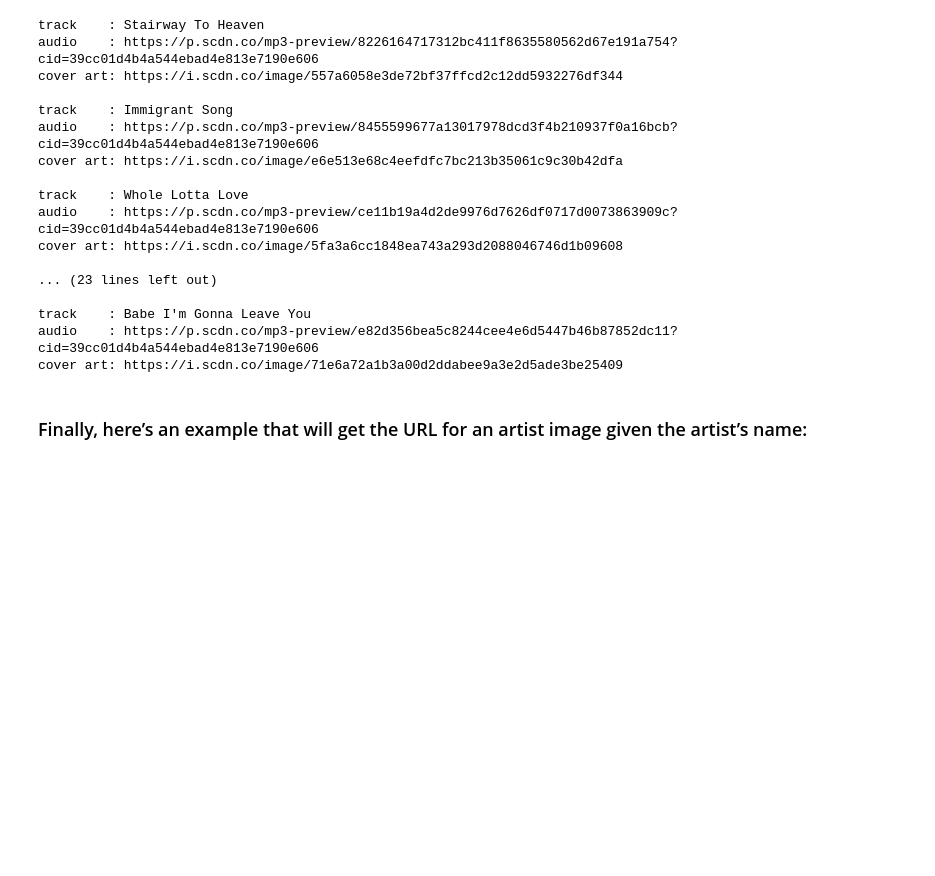
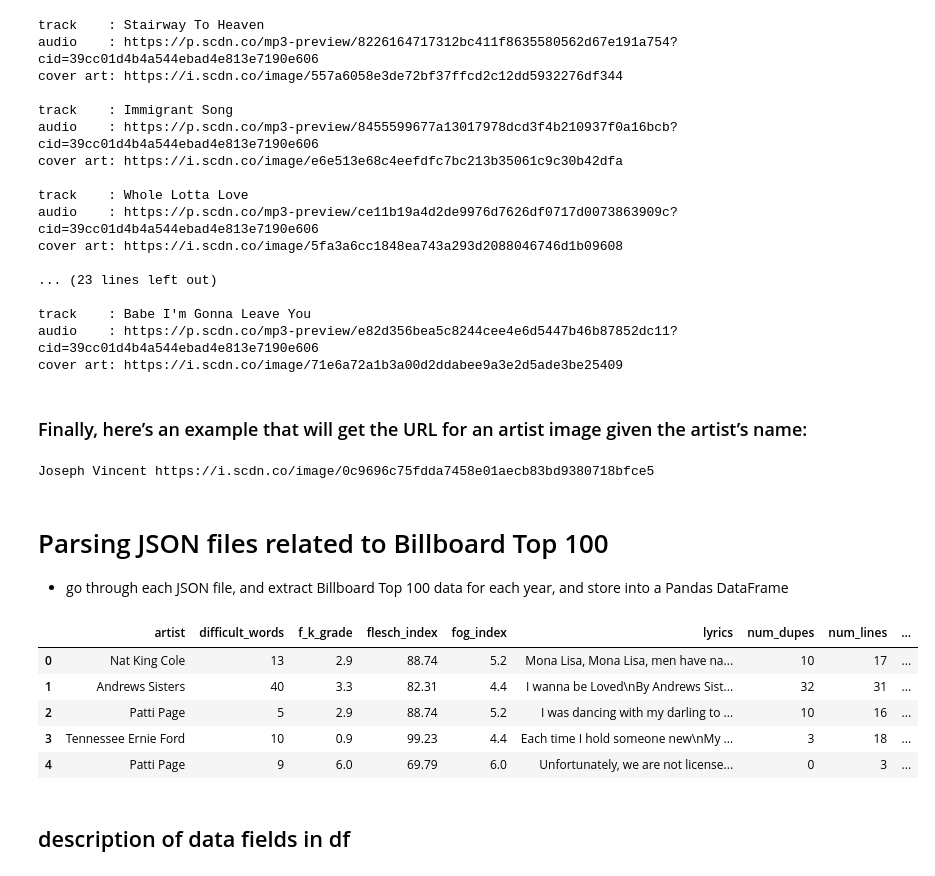
Before and after one commit to stevay/Music_Analysis, a Jupyter notebook: Music EDA.ipynb, the cells around one changed output. Drawn from its saved outputs; the diff is of its cells as text; code cells hidden in the pictures; blank space fills up the shorter version.

```diff
--- a/Music EDA.ipynb
+++ b/Music EDA.ipynb
@@ -230,13 +606,49 @@ import sys
 
 #spotify = spotipy.Spotify()
 
-if len(sys.argv) > 1:
-    name = ' '.join(sys.argv[1:])
-else:
-    name = 'Radiohead'
+# if len(sys.argv) > 1:
+#     name = ' '.join(sys.argv[1:])
+# else:
+#     name = 'Radiohead'
+
+name = 'Joseph Vincent'
 
 results = spotify_object.search(q='artist:' + name, type='artist')
 items = results['artists']['items']
 if len(items) > 0:
     artist = items[0]
     print (artist['name'], artist['images'][0]['url'])
+# %% [output]
+Joseph Vincent https://i.scdn.co/image/0c9696c75fdda7458e01aecb83bd9380718bfce5
+# %% [markdown]
+# Parsing JSON files related to Billboard Top 100
+
+- go through each JSON file, and extract Billboard Top 100 data for each year, and store into a Pandas DataFrame
+# %%
+years = range(1950,2016)
+
+with open('data/years/1950.json') as data_file:
+    data = json.load(data_file)
+
+df = pd.DataFrame(data)
+
+for year in years:
+    with open('data/years/' + str(year) + '.json') as data_file:
+        data = json.load(data_file)
+
+    #df = df.append(data,ignore_index=True,verify_integrity=True)
+    if year == 1950:
+        df = pd.DataFrame(data)
+    else:
+        df = df.append(data,ignore_index=True,verify_integrity=True)
+
+#df
+# %%
+df.head(5)
+# %% [output]
+|  | artist | difficult_words | f_k_grade | flesch_index | fog_index | lyrics | num_dupes | num_lines | ... |
+| 0 | Nat King Cole | 13 | 2.9 | 88.74 | 5.2 | Mona Lisa, Mona Lisa, men have na... | 10 | 17 | ... |
+| 1 | Andrews Sisters | 40 | 3.3 | 82.31 | 4.4 | I wanna be Loved\nBy Andrews Sist... | 32 | 31 | ... |
+| 2 | Patti Page | 5 | 2.9 | 88.74 | 5.2 | I was dancing with my darling to ... | 10 | 16 | ... |
+| 3 | Tennessee Ernie Ford | 10 | 0.9 | 99.23 | 4.4 | Each time I hold someone new\nMy ... | 3 | 18 | ... |
+| 4 | Patti Page | 9 | 6.0 | 69.79 | 6.0 | Unfortunately, we are not license... | 0 | 3 | ... |
@@ -242,0 +658,2 @@ if len(items) > 0:
+# %% [markdown]
+## description of data fields in df
```
Also changed, not shown: parts of 66 cells of this notebook.
